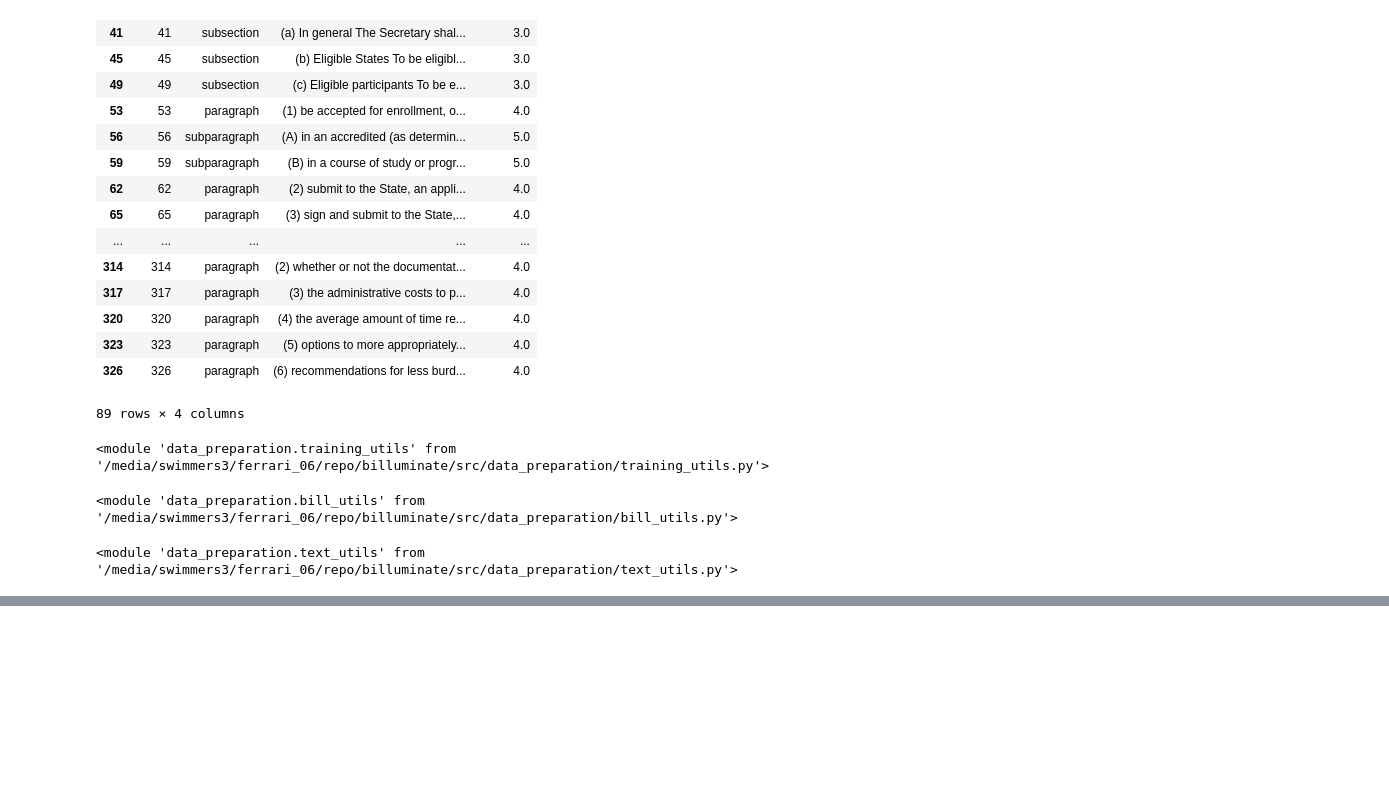
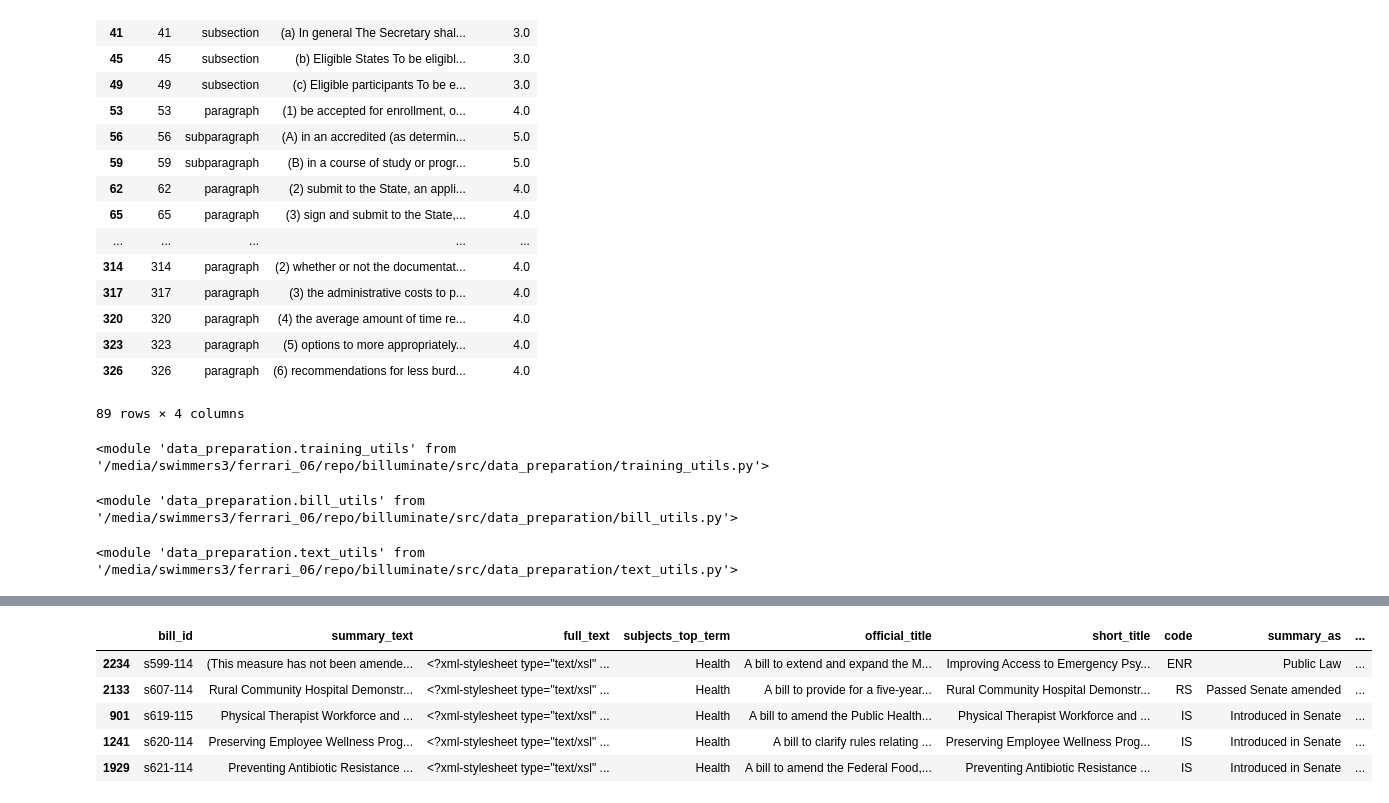
Before and after one commit to GitDavid/billuminate, a Jupyter notebook: src/notebooks/data_prep_swimcomp.ipynb, the cells around one changed output, grey strips where cells are left out. Cells and saved outputs as stored; diff of their text form; code cells hidden in the pictures; blank space fills up the shorter version.

```diff
--- a/src/notebooks/data_prep_swimcomp.ipynb
+++ b/src/notebooks/data_prep_swimcomp.ipynb
@@ -374,0 +413,9 @@ importlib.reload(text_utils)
+# %%
+bill_df_chunk.tail()
+# %% [output]
+|  | bill_id | summary_text | full_text | subjects_top_term | official_title | short_title | code | summary_as | ... |
+| 2234 | s599-114 | (This measure has not been amende... | <?xml-stylesheet type="text/xsl" ... | Health | A bill to extend and expand the M... | Improving Access to Emergency Psy... | ENR | Public Law | ... |
+| 2133 | s607-114 | Rural Community Hospital Demonstr... | <?xml-stylesheet type="text/xsl" ... | Health | A bill to provide for a five-year... | Rural Community Hospital Demonstr... | RS | Passed Senate amended | ... |
+| 901 | s619-115 | Physical Therapist Workforce and ... | <?xml-stylesheet type="text/xsl" ... | Health | A bill to amend the Public Health... | Physical Therapist Workforce and ... | IS | Introduced in Senate | ... |
+| 1241 | s620-114 | Preserving Employee Wellness Prog... | <?xml-stylesheet type="text/xsl" ... | Health | A bill to clarify rules relating ... | Preserving Employee Wellness Prog... | IS | Introduced in Senate | ... |
+| 1929 | s621-114 | Preventing Antibiotic Resistance ... | <?xml-stylesheet type="text/xsl" ... | Health | A bill to amend the Federal Food,... | Preventing Antibiotic Resistance ... | IS | Introduced in Senate | ... |
```
Also changed, not shown: parts of 12 cells of this notebook, 7 other files.
